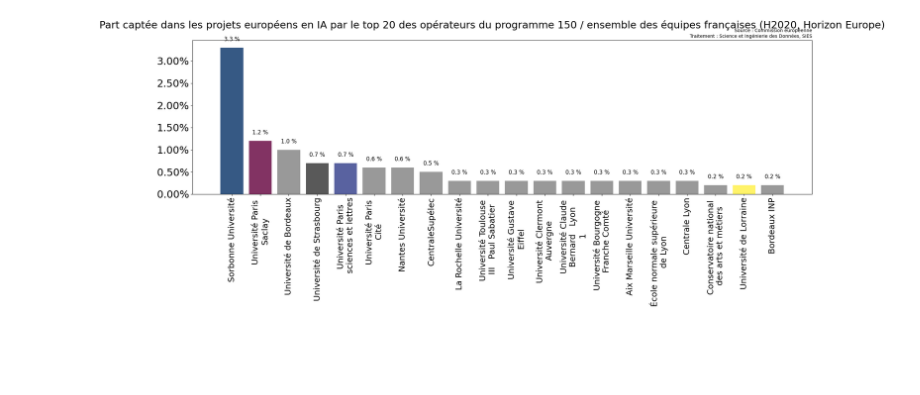
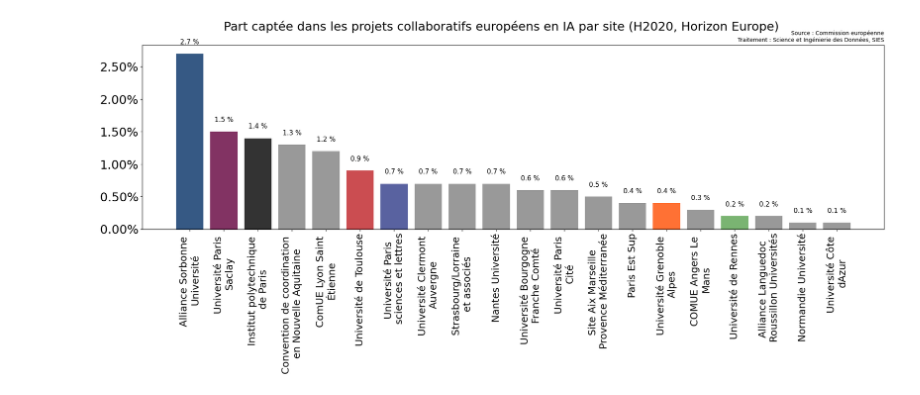
Before and after one commit to dataesr/ia-tracker, a Jupyter notebook: notebooks/europe.ipynb, the cells around one changed output. Saved outputs shown, nothing was run; the diff lists cells and outputs as text; code cells hidden in the pictures; blank space fills up the shorter version.

Commit message:
add site + erc

```diff
--- a/notebooks/europe.ipynb
+++ b/notebooks/europe.ipynb
@@ -48,4 +47,3 @@ p_erc=p.loc[(p.topic_code.str.contains('ERC-'))&(p.country_code=='FRA'), ['frame
 # %%
-p_ia=p.loc[(~p.topic_code.str.contains('ERC-'))&(p.country_code=='FRA'), ['framework', 'project_id','acronym', 'title', 'abstract', 'topic_code', 'topic_name', 'entities_id', 'entities_name', 'operateur_name', 'calculated_fund']]
-# p_ia.to_csv(f"{PATH_CLEAN}ia_tout_prog.csv", sep=';', na_rep='')
+p_ia=p.loc[(~p.topic_code.str.contains('ERC-'))&(p.country_code=='FRA'), ['framework', 'project_id','acronym', 'title', 'abstract', 'topic_code', 'topic_name', 'id_paysage_RGP', 'id_paysage_RGP_lib', 'entities_id', 'entities_name', 'operateur_name', 'calculated_fund']]
 # %%
@@ -74,3 +57,6 @@ p_ia_ope=p_ia_share.loc[p_ia_share['operateur_name']=='Opérateur du programme 1
+# %%
+p_ia_share=source(p_ia)
+p_ia_erc=source(p_erc)
 # %%
 import re
 def format_label(x):
@@ -99,12 +85,12 @@ plt.rc('figure', titlesize=SIZE)  # fontsize of the figure title
 # %%
 color_dict = {}
 color_dict['Université Paris-Saclay'] = '#63003C'
-color_dict['Sorbonne Université'] = '#042f66'
+color_dict['Alliance Sorbonne Université'] = '#042f66'
 color_dict['Université Grenoble Alpes'] = '#FF4E01'
 color_dict['Institut polytechnique de Paris'] = 'black'
 color_dict['Université Paris sciences et lettres']='#2F3B89'
 color_dict['Université de Lorraine'] ='#FFF044'
 color_dict['Université de Toulouse'] = '#BE2125'
-color_dict['Université de Rennes'] = 'black'
+color_dict['Université de Rennes'] = '#59a14f'
 color_dict["Université Côte d'Azur"] = "#007FA5"
 color_dict['Université de Strasbourg'] = '#303030'
@@ -133,14 +97,39 @@ for ix, etab in enumerate(top_etab_filtered):
+# %%
+def top(tab, value: str):
+
+    TOP = 20
+    top_etab = [{'etab': x, 'label': format_label(x)} for x in tab.id_paysage_RGP_lib.to_list()]
+    top_val = tab[value].to_list()
+
+    top_etab_filtered, top_val_filtered = [], []
+    for ix, t in enumerate(top_etab):
+        if len(top_etab_filtered) == TOP:
+            break
+        top_etab_filtered.append(t)
+        top_val_filtered.append(top_val[ix])
+
+    colors = ['grey']*TOP
+    for ix, etab in enumerate(top_etab_filtered):
+        if etab['etab'] in color_dict:
+            colors[ix] = color_dict[etab['etab']]
+
+    return top_etab_filtered, top_val_filtered, colors
 # %%
+p_ia_share=p_ia_share.sort_values('fund_share', ascending=False, ignore_index=True)
+top_etab_filtered = top(p_ia_share, 'fund_share')[0]
+top_val_filtered = top(p_ia_share, 'fund_share')[1]
+colors = top(p_ia_share, 'fund_share')[2]
+
 fig, ax = plt.subplots(figsize=(24,6), dpi=100)
 
-ax.bar([e['label'] for e in top_etab_filtered], top_shares_filtered,
+ax.bar([e['label'] for e in top_etab_filtered], top_val_filtered,
        alpha=0.8, color=colors
       )
-plt.suptitle(f"Part captée dans les projets européens en IA par le top 20 des opérateurs du programme 150 / ensemble des équipes françaises (H2020, Horizon Europe)")
+plt.suptitle(f"Part captée dans les projets collaboratifs européens en IA par site (H2020, Horizon Europe)")
 plt.title('Source : Commission européenne\nTraitement : Science et Ingénierie des Données, SIES', size=10, loc='right')
 ax.yaxis.set_major_formatter(mtick.PercentFormatter())
 ax.set_xticklabels([e['label'] for e in top_etab_filtered], rotation='vertical', fontsize=SMALL_SIZE)
 for i in range(len(top_etab_filtered)):
-    plt.text(i, top_shares_filtered[i]+0.15, str(top_shares_filtered[i])+' %', ha = 'center', fontsize=12)
+    plt.text(i, top_val_filtered[i]+0.15, str(top_val_filtered[i])+' %', ha = 'center', fontsize=12)
 # %% [output]
-[figure, old version]
+[figure, new version]
```
Also changed, not shown: parts of 18 cells of this notebook.
